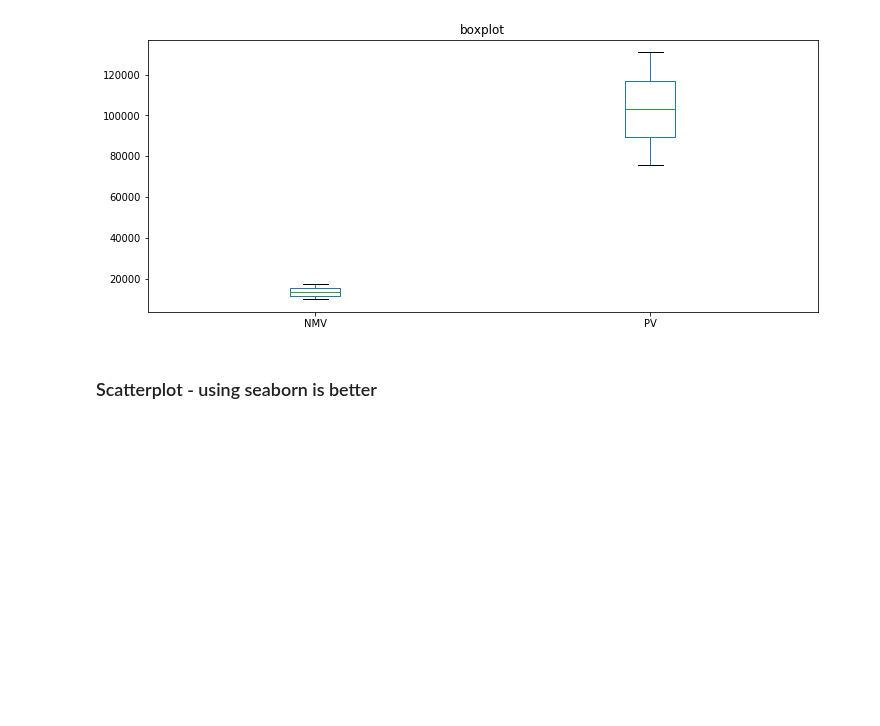
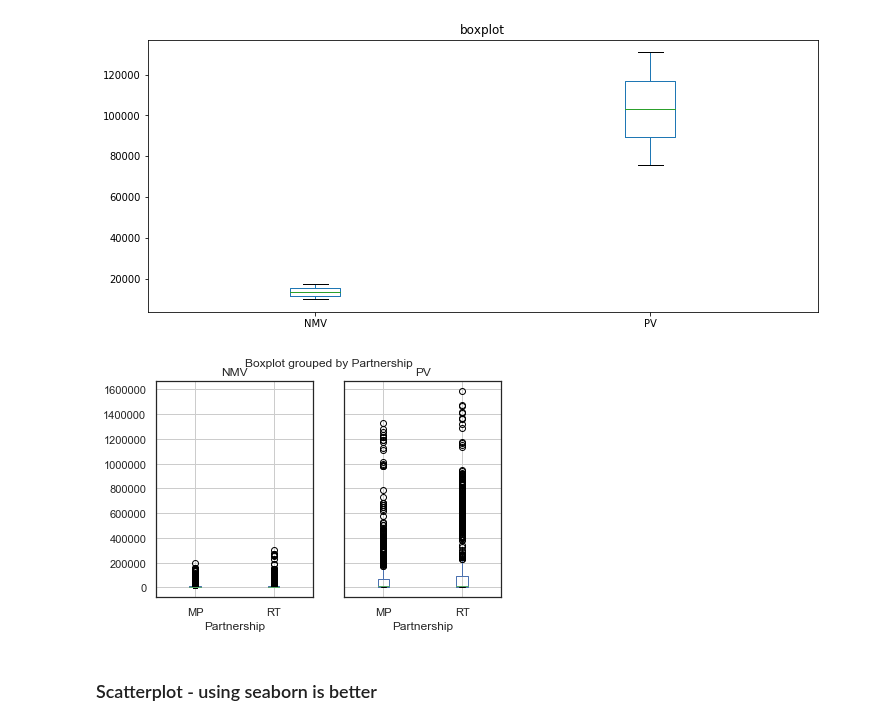
Before and after one commit to khzt2004/Python, a Jupyter notebook: Pandas_Notebook_Reference.ipynb, the cells around one changed output. Cells and saved outputs as stored; diff of their text form; code cells hidden in the pictures; blank space fills up the shorter version.

```diff
--- a/Pandas_Notebook_Reference.ipynb
+++ b/Pandas_Notebook_Reference.ipynb
@@ -648,6 +648,15 @@ filter_df[filter_df['Year'] == 2018].groupby('Partnership')[('NMV', 'PV')].mean(
 # %% [output]
 <matplotlib.axes._subplots.AxesSubplot at 0x...>
 [figure]
+# %%
+import matplotlib.pyplot as plt
+
+a = filter_df[filter_df['Year'] == 2018]
+a = a[['Partnership', 'NMV', 'PV']]
+a.dtypes
+plt = a.boxplot(['NMV','PV'], 'Partnership')
+# %% [output]
+[figure, added]
 # %% [markdown]
 ### Scatterplot - using seaborn is better
 # %%
```
Also changed, not shown: parts of 6 cells of this notebook.
